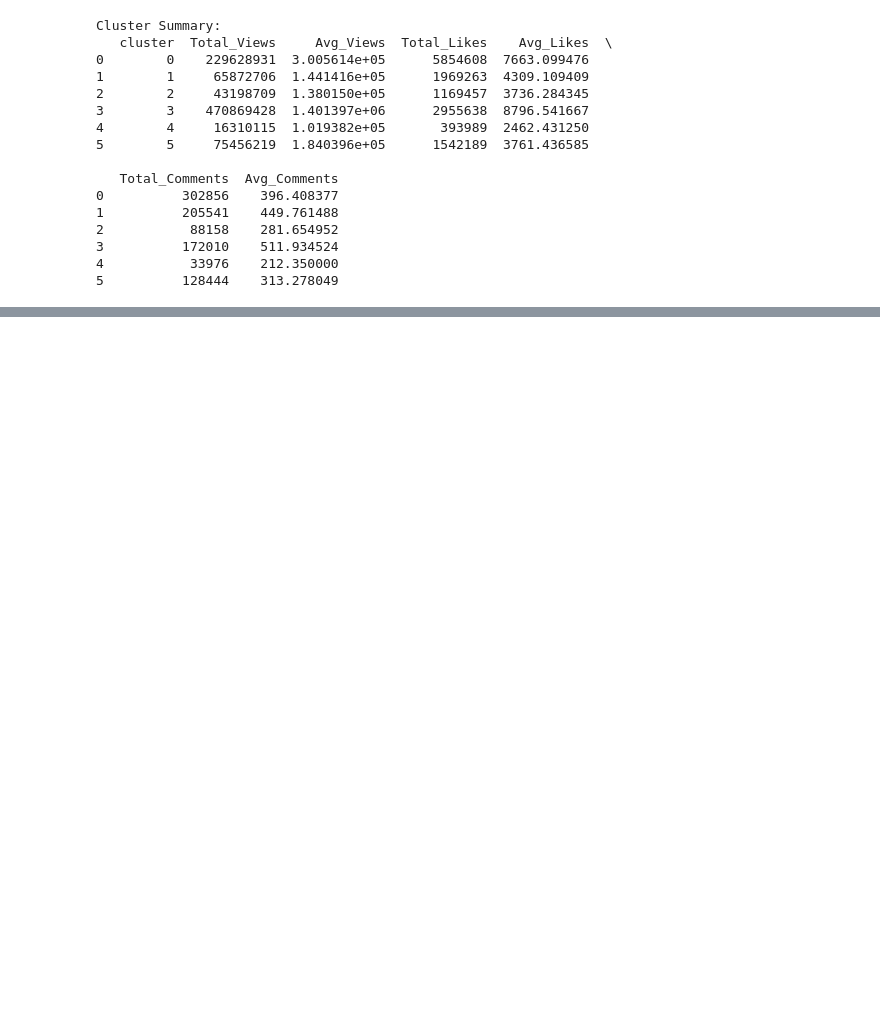
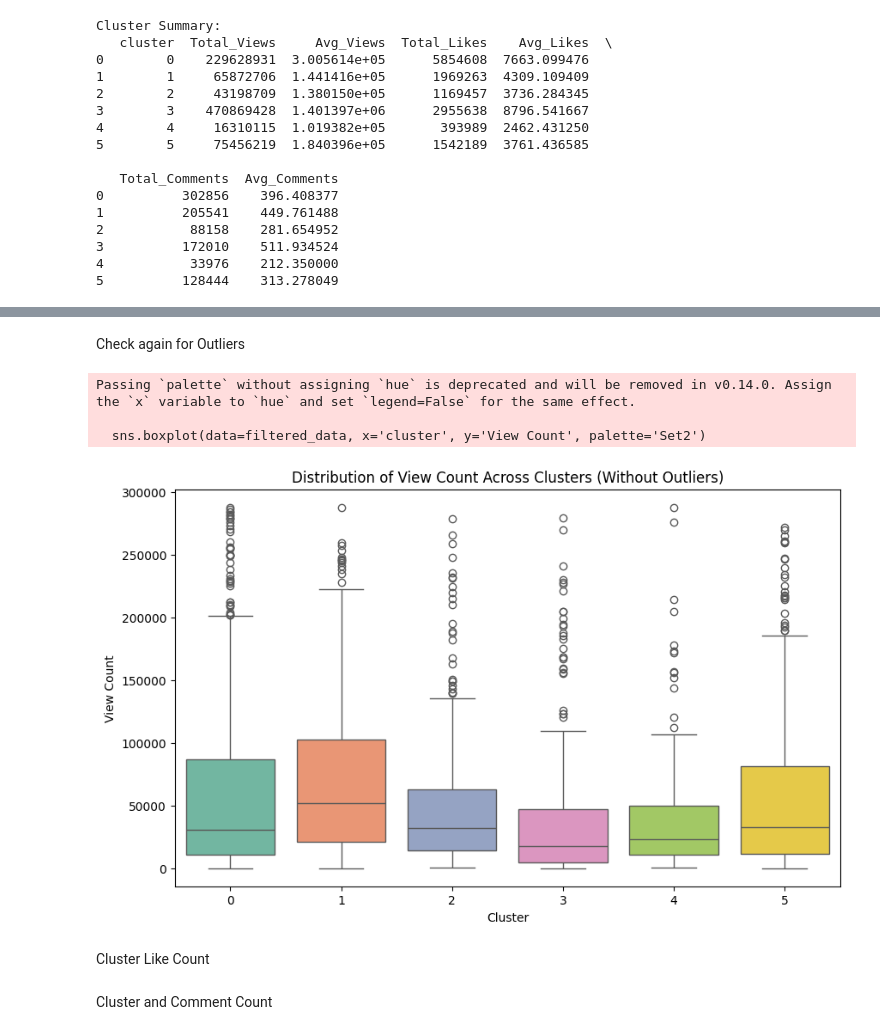
Before and after one commit to GazerJin/ColorExtractionProfile, a Jupyter notebook: Correlation_Analysis_Text.ipynb, the cells around one changed output, grey strips where cells are left out. Saved outputs shown, nothing was run; the diff lists cells and outputs as text; code cells hidden in the pictures; blank space fills up the shorter version.

```diff
--- a/Correlation_Analysis_Text.ipynb
+++ b/Correlation_Analysis_Text.ipynb
@@ -292,0 +230,17 @@ There are statistically significant differences in View Count across clusters.
+# %%
+# Compute Q1 (25th percentile) and Q3 (75th percentile)
+Q1 = merged_data['View Count'].quantile(0.25)
+Q3 = merged_data['View Count'].quantile(0.75)
+
+# Compute IQR
+IQR = Q3 - Q1
+
+# Define outlier bounds
+lower_bound = Q1 - 1.5 * IQR
+upper_bound = Q3 + 1.5 * IQR
+
+# Find outliers
+outliers = merged_data[(merged_data['View Count'] < lower_bound) | (merged_data['View Count'] > upper_bound)]
+
+# Display the outliers
+print(outliers)
@@ -292,0 +267,6 @@ There are statistically significant differences in View Count across clusters.
+# %%
+# Remove outliers
+filtered_data = merged_data[(merged_data['View Count'] >= lower_bound) & (merged_data['View Count'] <= upper_bound)]
+
+# Display the new dataset without outliers
+print(filtered_data)
@@ -292,0 +291,16 @@ There are statistically significant differences in View Count across clusters.
+# %% [markdown]
+Check again for Outliers
+# %%
+plt.figure(figsize=(10, 6))
+sns.boxplot(data=filtered_data, x='cluster', y='View Count', palette='Set2')
+plt.title('Distribution of View Count Across Clusters (Without Outliers)')
+plt.xlabel('Cluster')
+plt.ylabel('View Count')
+plt.show()
+# %% [output]
+Passing `palette` without assigning `hue` is deprecated and will be removed in v0.14.0. Assign the `x` variable to `hue` and set `legend=False` for the same effect.
+
+  sns.boxplot(data=filtered_data, x='cluster', y='View Count', palette='Set2')
+[figure, added]
+# %% [markdown]
+Cluster Like Count
@@ -292,0 +322,2 @@ There are statistically significant differences in View Count across clusters.
+# %% [markdown]
+Cluster and Comment Count
```
Also changed, not shown: parts of 27 cells of this notebook.
